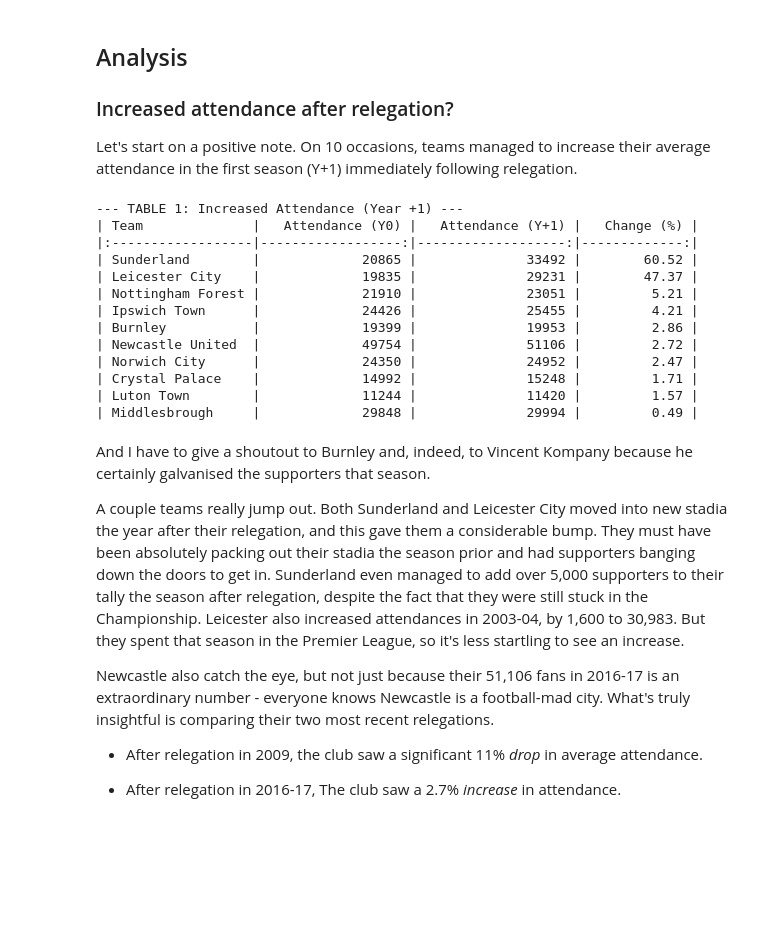
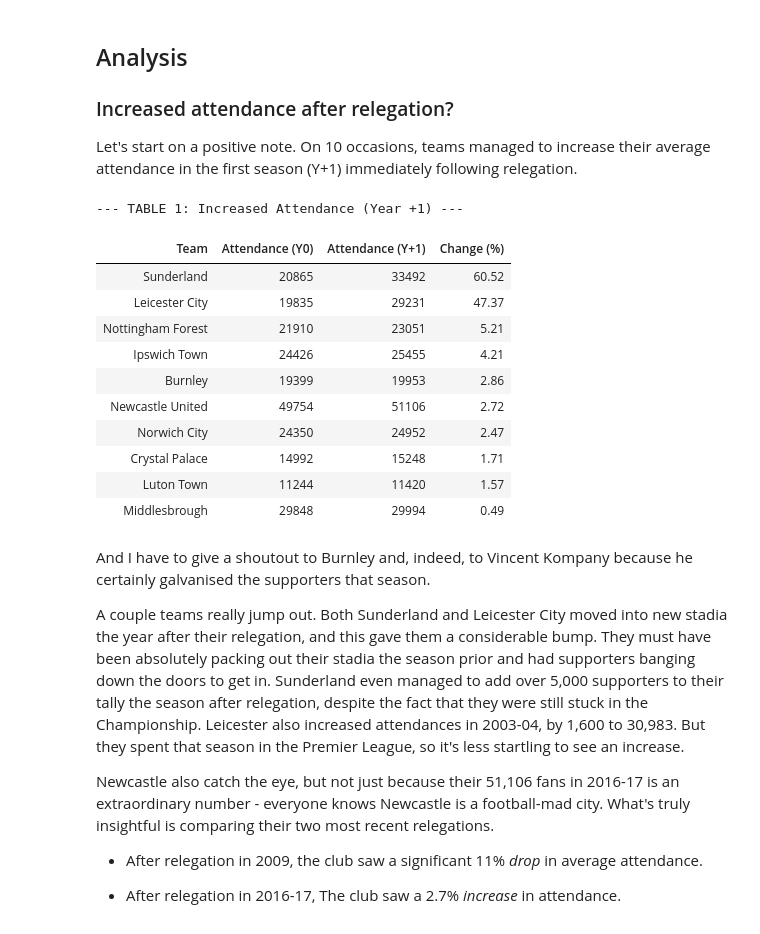
Before and after one commit to diggydigsdata/diggydigsdata.github.io, a Jupyter notebook: posts/post-relegation-attendance/index.ipynb, the cells around one changed output. Drawn from its saved outputs; the diff is of its cells as text; code cells hidden in the pictures; blank space fills up the shorter version.

```diff
--- a/posts/post-relegation-attendance/index.ipynb
+++ b/posts/post-relegation-attendance/index.ipynb
@@ -550,38 +575,40 @@ Let's start on a positive note. On 10 occasions, teams managed to increase their
 # %%
 #| output: true
 #| echo: false
 #| cap: "Table 1: Teams with Increased Attendance in Year +1"
-
-print("\n--- TABLE 1: Increased Attendance (Year +1) ---")
 
 # Use the 'df_plot' DataFrame (which includes all data)
 # 1. Filter for Year +1
 table1 = df_plot[
     (df_plot['Year_vs_Relegation'] == 1) &
     (df_plot['Pct_Change_vs_Y0_Display'] > 0)
 ].copy()
 
 table1 = table1.sort_values(by='Pct_Change_vs_Y0_Display', ascending=False)
 
 # 4. Select and rename columns for display
 table1_display = table1[['Team', 'Attendance_Y0_Baseline', 'Attendance', 'Pct_Change_vs_Y0_Display']]
 table1_display.columns = ['Team', 'Attendance (Y0)', 'Attendance (Y+1)', 'Change (%)']
 
-print(table1_display.to_markdown(index=False, floatfmt=('.0f', '.0f', '.0f', '.2f')))
+# This returns a stylable HTML object instead of an uncallable dataframe
+table1_display.style.format({
+    'Attendance (Y0)': '{:.0f}',
+    'Attendance (Y+1)': '{:.0f}',
+    'Change (%)': '{:.2f}'
+}).hide() # This replaces index=False
 # %% [output]
 --- TABLE 1: Increased Attendance (Year +1) ---
-| Team              |   Attendance (Y0) |   Attendance (Y+1) |   Change (%) |
-|:------------------|------------------:|-------------------:|-------------:|
-| Sunderland        |             20865 |              33492 |        60.52 |
-| Leicester City    |             19835 |              29231 |        47.37 |
-| Nottingham Forest |             21910 |              23051 |         5.21 |
-| Ipswich Town      |             24426 |              25455 |         4.21 |
-| Burnley           |             19399 |              19953 |         2.86 |
-| Newcastle United  |             49754 |              51106 |         2.72 |
-| Norwich City      |             24350 |              24952 |         2.47 |
-| Crystal Palace    |             14992 |              15248 |         1.71 |
-| Luton Town        |             11244 |              11420 |         1.57 |
-| Middlesbrough     |             29848 |              29994 |         0.49 |
+| Team | Attendance (Y0) | Attendance (Y+1) | Change (%) |
+| Sunderland | 20865 | 33492 | 60.52 |
+| Leicester City | 19835 | 29231 | 47.37 |
+| Nottingham Forest | 21910 | 23051 | 5.21 |
+| Ipswich Town | 24426 | 25455 | 4.21 |
+| Burnley | 19399 | 19953 | 2.86 |
+| Newcastle United | 49754 | 51106 | 2.72 |
+| Norwich City | 24350 | 24952 | 2.47 |
+| Crystal Palace | 14992 | 15248 | 1.71 |
+| Luton Town | 11244 | 11420 | 1.57 |
+| Middlesbrough | 29848 | 29994 | 0.49 |
 # %% [markdown]
 And I have to give a shoutout to Burnley and, indeed, to Vincent Kompany because he certainly galvanised the supporters that season.
 
```
Also changed, not shown: parts of 15 cells of this notebook, 16 other files.
